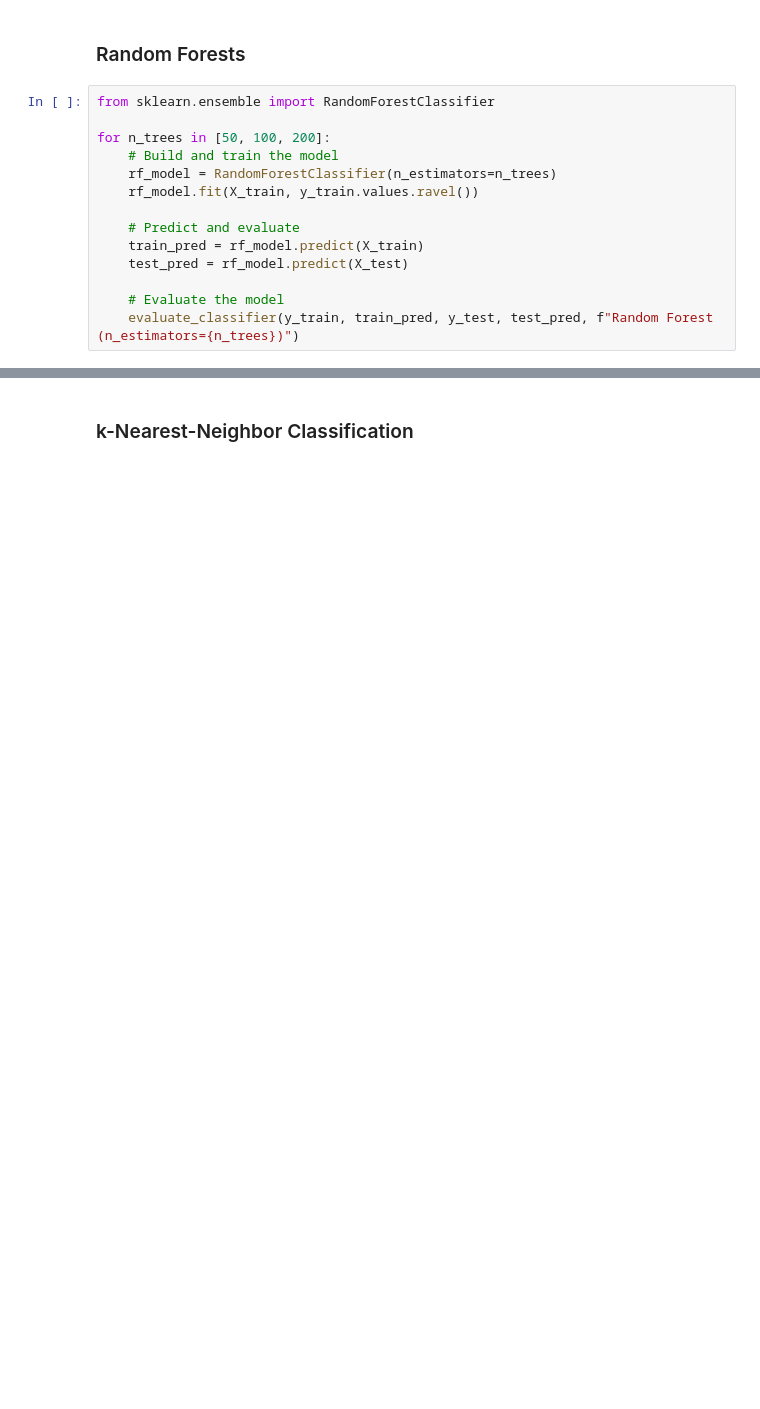
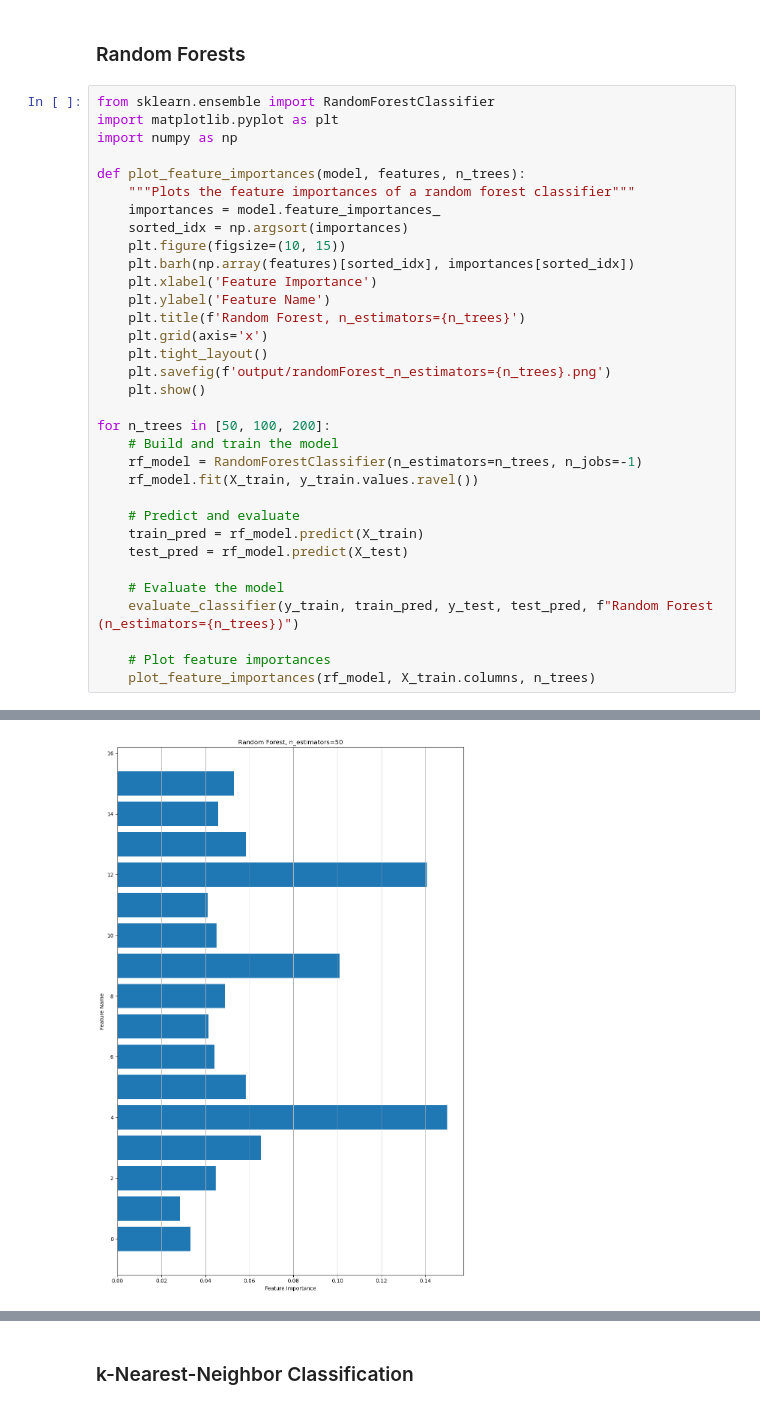
Before and after one commit to henrikdchristensen/DIKU-MLA-A5-Classification-and-DifferentiableProgramming, a Jupyter notebook: notebook.ipynb, the cells around one changed output, grey strips where cells are left out. Saved outputs shown, nothing was run; the diff lists cells and outputs as text; blank space fills up the shorter version.

```diff
--- a/notebook.ipynb
+++ b/notebook.ipynb
@@ -98,10 +124,26 @@ Test: 0.771
 ### Random Forests
 # %%
 from sklearn.ensemble import RandomForestClassifier
+import matplotlib.pyplot as plt
+import numpy as np
+
+def plot_feature_importances(model, features, n_trees):
+    """Plots the feature importances of a random forest classifier"""
+    importances = model.feature_importances_
+    sorted_idx = np.argsort(importances)
+    plt.figure(figsize=(10, 15))
+    plt.barh(np.array(features)[sorted_idx], importances[sorted_idx])
+    plt.xlabel('Feature Importance')
+    plt.ylabel('Feature Name')
+    plt.title(f'Random Forest, n_estimators={n_trees}')
+    plt.grid(axis='x')
+    plt.tight_layout()
+    plt.savefig(f'output/randomForest_n_estimators={n_trees}.png')
+    plt.show()
 
 for n_trees in [50, 100, 200]:
     # Build and train the model
-    rf_model = RandomForestClassifier(n_estimators=n_trees)
+    rf_model = RandomForestClassifier(n_estimators=n_trees, n_jobs=-1)
     rf_model.fit(X_train, y_train.values.ravel())
 
     # Predict and evaluate
@@ -110,6 +152,9 @@ for n_trees in [50, 100, 200]:
 
     # Evaluate the model
     evaluate_classifier(y_train, train_pred, y_test, test_pred, f"Random Forest (n_estimators={n_trees})")
+
+    # Plot feature importances
+    plot_feature_importances(rf_model, X_train.columns, n_trees)
 # %% [output]
 Evaluation Metrics for Random Forest (n_estimators=50):
 
@@ -130,0 +176 @@ Test: 0.743
+[figure, added]
```
Also changed, not shown: parts of 26 cells of this notebook, 8 other files.
